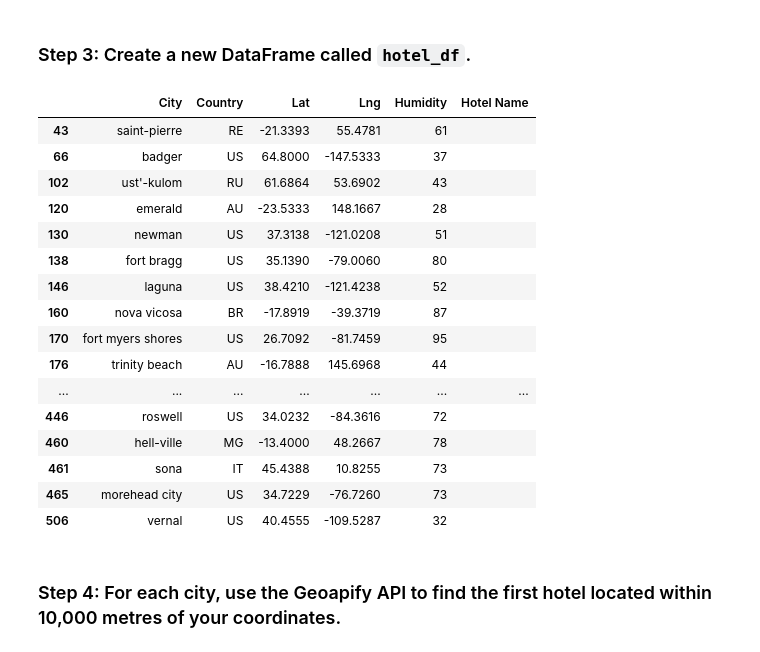
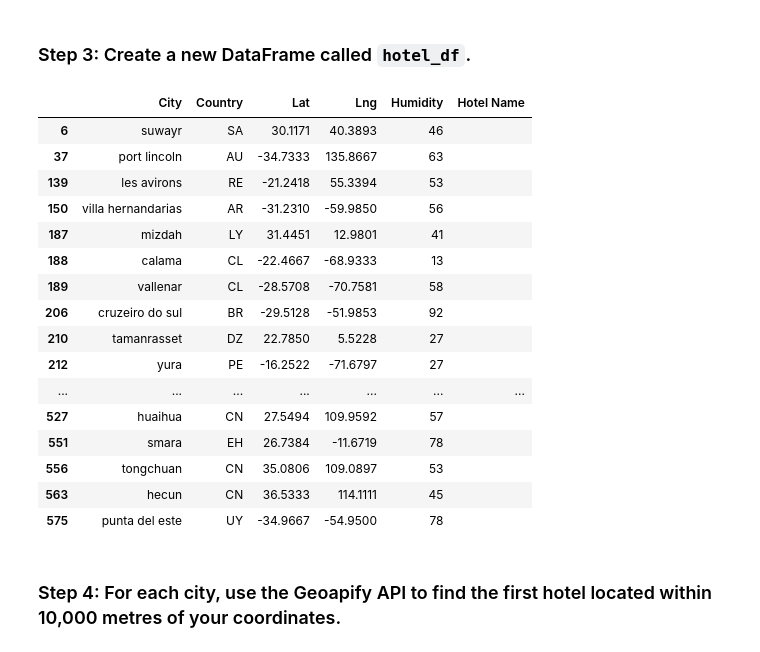
Before and after one commit to FrenciD/Challenge_6, a Jupyter notebook: VacationPy.ipynb, the cells around one changed output. Saved outputs shown, nothing was run; the diff lists cells and outputs as text; code cells hidden in the pictures.

```diff
--- a/VacationPy.ipynb
+++ b/VacationPy.ipynb
@@ -44,12 +67,12 @@ city_data_df.head()
 ### Step 2: Narrow down the `city_data_df` DataFrame to find your ideal weather condition
 # %%
 # Narrow down cities that fit criteria and drop any results with null values
-# YOUR CODE HERE
-
+Shorter_data = city_data_df[(city_data_df['Max Temp']>15.0) & (city_data_df['Max Temp']<20.5) &
+    (city_data_df['Cloudiness']<10) & (city_data_df['Wind Speed']<5)]
 # Drop any rows with null values
-# YOUR CODE HERE
+drop_na = Shorter_data.dropna()
 
 # Display sample data
-# YOUR CODE HERE
+Shorter_data
 # %% [output]
 |  | City_ID | City | Lat | Lng | Max Temp | Humidity | Cloudiness | Wind Speed | Country | Date |
@@ -75,30 +98,30 @@ city_data_df.head()
 ### Step 3: Create a new DataFrame called `hotel_df`.
 # %%
 # Use the Pandas copy function to create DataFrame called hotel_df to store the city, country, coordinates, and humidity
-# YOUR CODE HERE
+hotel_df= Shorter_data[['City','Country', 'Lat','Lng','Humidity']].copy()
 
 # Add an empty column, "Hotel Name," to the DataFrame so you can store the hotel found using the Geoapify API
-# YOUR CODE HERE
+hotel_df['Hotel Name'] = ''
 
 # Display sample data
-# YOUR CODE HERE
+hotel_df
 # %% [output]
 |  | City | Country | Lat | Lng | Humidity | Hotel Name |
-| 43 | saint-pierre | RE | -21.3393 | 55.4781 | 61 |  |
-| 66 | badger | US | 64.8000 | -147.5333 | 37 |  |
-| 102 | ust'-kulom | RU | 61.6864 | 53.6902 | 43 |  |
-| 120 | emerald | AU | -23.5333 | 148.1667 | 28 |  |
-| 130 | newman | US | 37.3138 | -121.0208 | 51 |  |
-| 138 | fort bragg | US | 35.1390 | -79.0060 | 80 |  |
-| 146 | laguna | US | 38.4210 | -121.4238 | 52 |  |
-| 160 | nova vicosa | BR | -17.8919 | -39.3719 | 87 |  |
-| 170 | fort myers shores | US | 26.7092 | -81.7459 | 95 |  |
-| 176 | trinity beach | AU | -16.7888 | 145.6968 | 44 |  |
+| 6 | suwayr | SA | 30.1171 | 40.3893 | 46 |  |
+| 37 | port lincoln | AU | -34.7333 | 135.8667 | 63 |  |
+| 139 | les avirons | RE | -21.2418 | 55.3394 | 53 |  |
+| 150 | villa hernandarias | AR | -31.2310 | -59.9850 | 56 |  |
+| 187 | mizdah | LY | 31.4451 | 12.9801 | 41 |  |
+| 188 | calama | CL | -22.4667 | -68.9333 | 13 |  |
+| 189 | vallenar | CL | -28.5708 | -70.7581 | 58 |  |
+| 206 | cruzeiro do sul | BR | -29.5128 | -51.9853 | 92 |  |
+| 210 | tamanrasset | DZ | 22.7850 | 5.5228 | 27 |  |
+| 212 | yura | PE | -16.2522 | -71.6797 | 27 |  |
 | ... | ... | ... | ... | ... | ... | ... |
-| 446 | roswell | US | 34.0232 | -84.3616 | 72 |  |
-| 460 | hell-ville | MG | -13.4000 | 48.2667 | 78 |  |
-| 461 | sona | IT | 45.4388 | 10.8255 | 73 |  |
-| 465 | morehead city | US | 34.7229 | -76.7260 | 73 |  |
-| 506 | vernal | US | 40.4555 | -109.5287 | 32 |  |
+| 527 | huaihua | CN | 27.5494 | 109.9592 | 57 |  |
+| 551 | smara | EH | 26.7384 | -11.6719 | 78 |  |
+| 556 | tongchuan | CN | 35.0806 | 109.0897 | 53 |  |
+| 563 | hecun | CN | 36.5333 | 114.1111 | 45 |  |
+| 575 | punta del este | UY | -34.9667 | -54.9500 | 78 |  |
 # %% [markdown]
 ### Step 4: For each city, use the Geoapify API to find the first hotel located within 10,000 metres of your coordinates.
```
Also changed, not shown: parts of 13 cells of this notebook.
